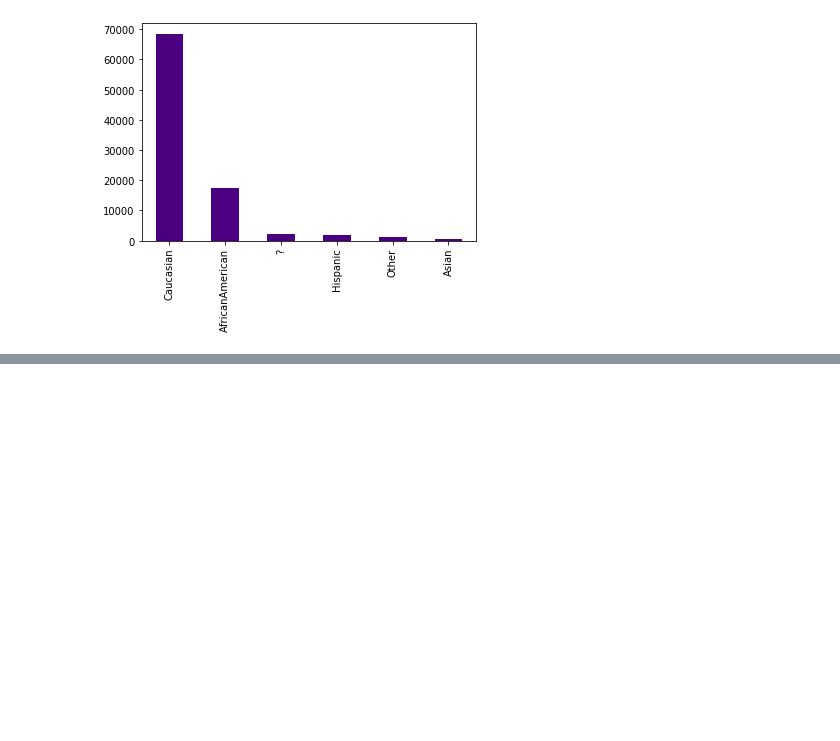
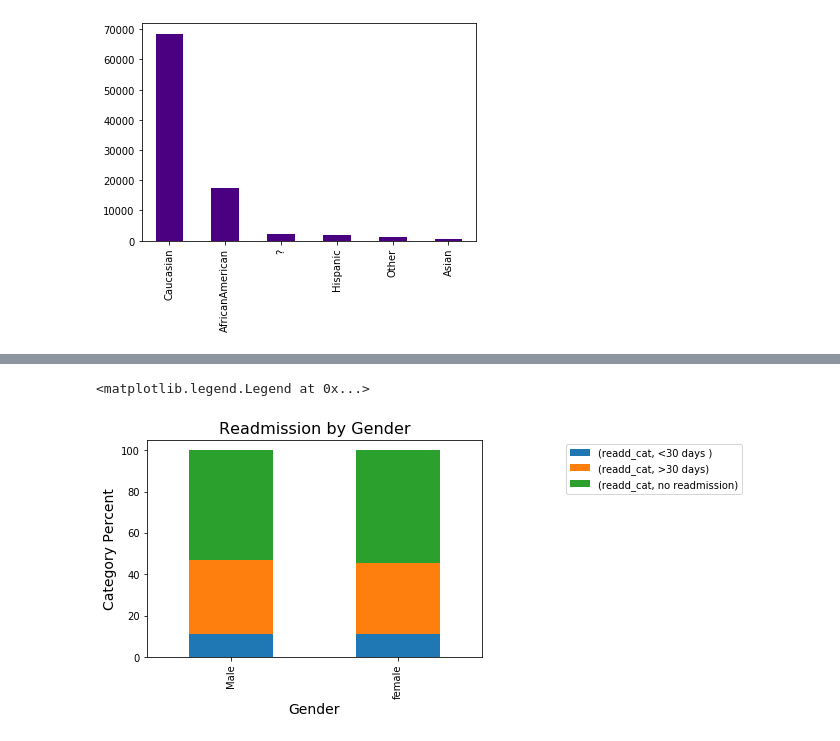
Before and after one commit to ArenCarpenter/Diabetes_Hospitalizations, a Jupyter notebook: dbts_hosp_readd.ipynb, the cells around one changed output, grey strips where cells are left out. Cells and saved outputs as stored; diff of their text form; code cells hidden in the pictures; blank space fills up the shorter version.

```diff
--- a/dbts_hosp_readd.ipynb
+++ b/dbts_hosp_readd.ipynb
@@ -248,5 +271,3 @@ change                      object
 diabetesMed                 object
 readmitted                  object
 dtype: object
-# %%
-df = df[pd.to_numeric(df['diag_1'], errors='coerce').notnull()]
@@ -277,0 +292,9 @@ df.race.value_counts().plot(kind='bar', color='indigo')
+# %%
+repl_dict = {0:'no readmission',
+            1:'<30 days ',
+            2:'>30 days'}
+
+df['readd_cat'] = df['readmitted'].replace(repl_dict)
+# %%
+gender_prct = pd.DataFrame(df.groupby(by = 'gender')['readd_cat'].value_counts(normalize = True) * 100)
+gender_prct
@@ -277,0 +310,10 @@ df.race.value_counts().plot(kind='bar', color='indigo')
+# %%
+gender_prct.unstack().plot(kind='bar', stacked=True)
+plt.xlabel('Gender', fontsize=14)
+plt.xticks([0,1,],labels= ['Male', 'female'])
+plt.ylabel('Category Percent',fontsize=14)
+plt.title('Readmission by Gender', fontsize=16)
+plt.legend(loc = (1.25,.75))
+# %% [output]
+<matplotlib.legend.Legend at 0x...>
+[figure, added]
```
Also changed, not shown: parts of 16 cells of this notebook.
